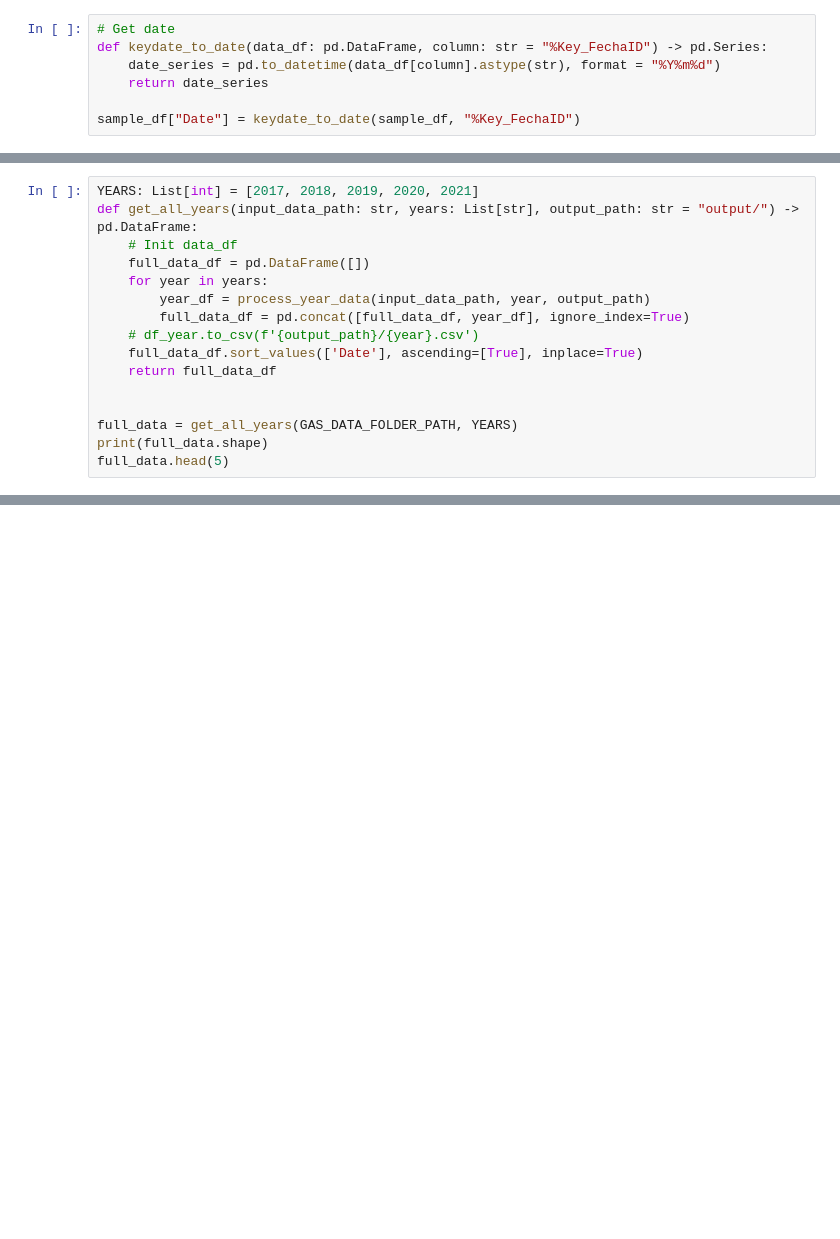
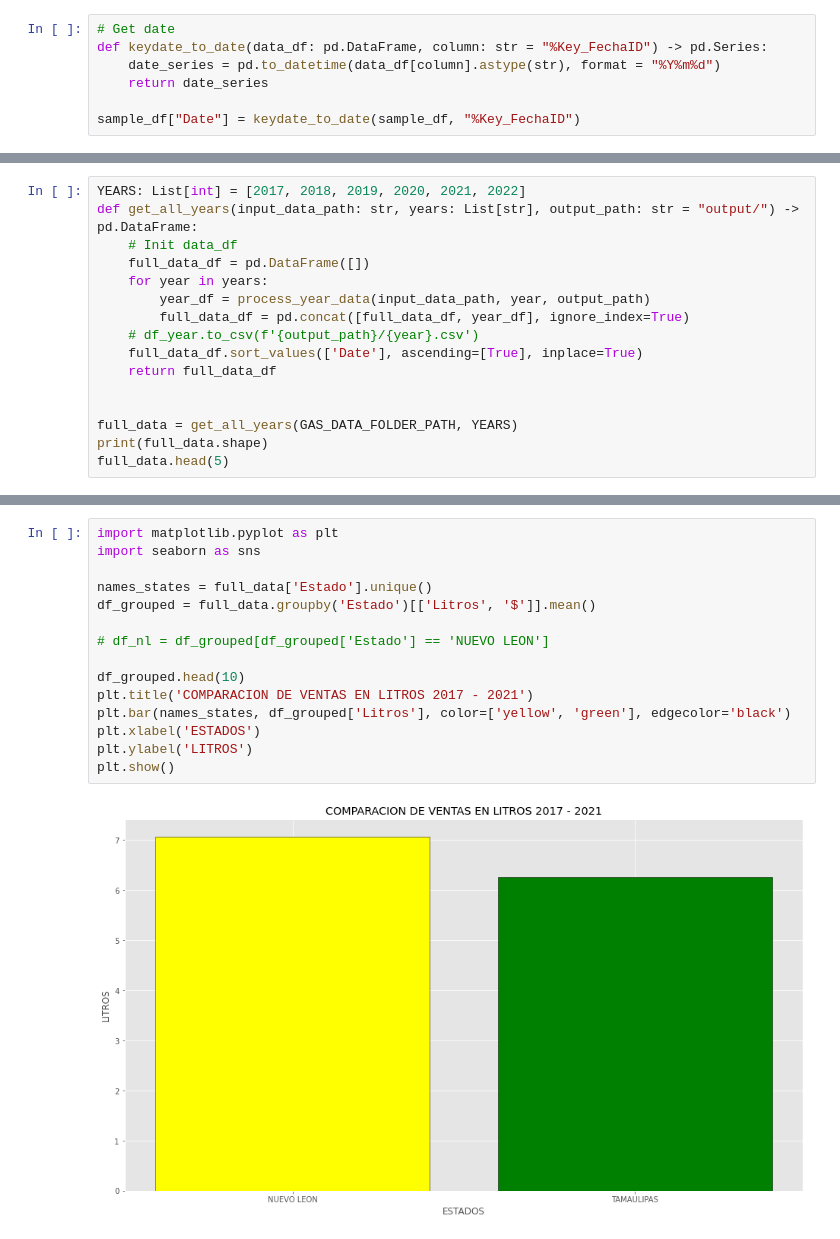
Before and after one commit to EdsonECM17/gas-sales-prediction, a Jupyter notebook: notebooks/file_processing.ipynb, the cells around one changed output, grey strips where cells are left out. Saved outputs shown, nothing was run; the diff lists cells and outputs as text; blank space fills up the shorter version.

Commit message:
add: Graph and analiyts

```diff
--- a/notebooks/file_processing.ipynb
+++ b/notebooks/file_processing.ipynb
@@ -108,5 +188,5 @@ year_sample.head(5)
 # %%
-YEARS: List[int] = [2017, 2018, 2019, 2020, 2021]
+YEARS: List[int] = [2017, 2018, 2019, 2020, 2021, 2022]
 def get_all_years(input_data_path: str, years: List[str], output_path: str = "output/") -> pd.DataFrame:
     # Init data_df
     full_data_df = pd.DataFrame([])
@@ -140,0 +244,17 @@ full_data.head(5)
+# %%
+import matplotlib.pyplot as plt
+import seaborn as sns
+
+names_states = full_data['Estado'].unique()
+df_grouped = full_data.groupby('Estado')[['Litros', '$']].mean()
+
+# df_nl = df_grouped[df_grouped['Estado'] == 'NUEVO LEON']
+
+df_grouped.head(10)
+plt.title('COMPARACION DE VENTAS EN LITROS 2017 - 2021')
+plt.bar(names_states, df_grouped['Litros'], color=['yellow', 'green'], edgecolor='black')
+plt.xlabel('ESTADOS')
+plt.ylabel('LITROS')
+plt.show()
+# %% [output]
+[figure, added]
```
Also changed, not shown: parts of 24 cells of this notebook.
